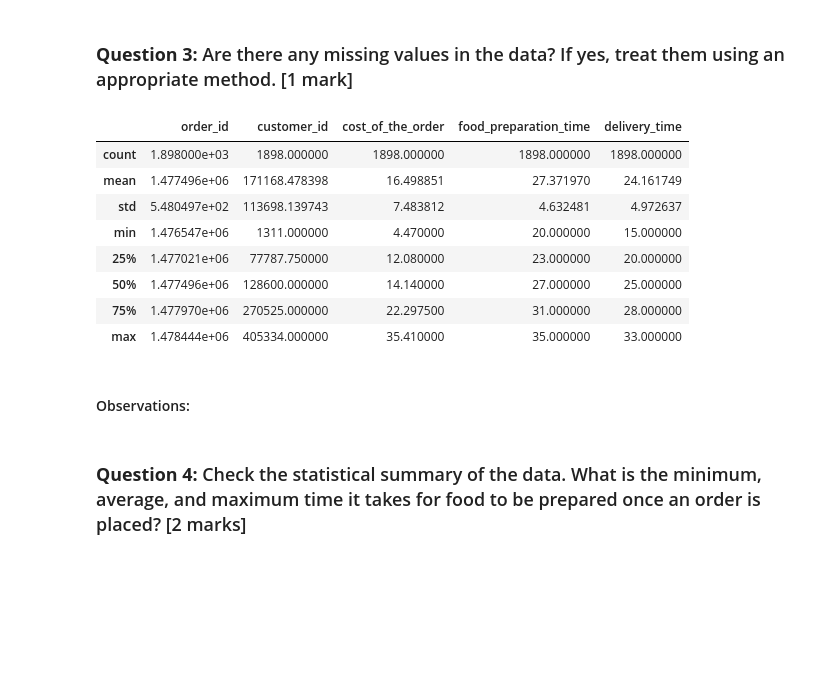
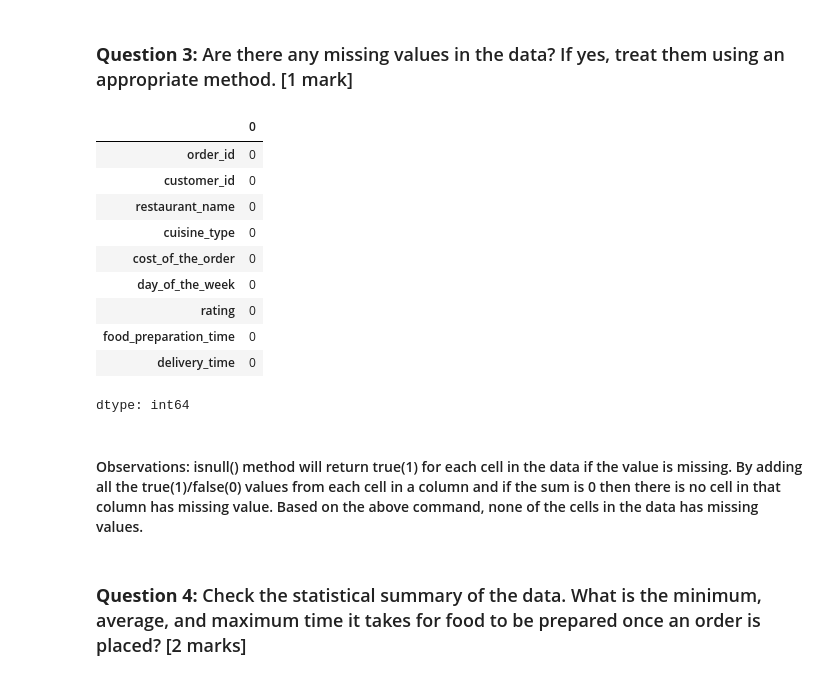
Before and after one commit to braju78/pythonFundamentals, a Jupyter notebook: Week5 PROJECT - Food hub Case Study/Learner_Notebook_Full_Code.ipynb, the cells around one changed output. Drawn from its saved outputs; the diff is of its cells as text; code cells hidden in the pictures; blank space fills up the shorter version.

```diff
--- a/Week5 PROJECT - Food hub Case Study/Learner_Notebook_Full_Code.ipynb
+++ b/Week5 PROJECT - Food hub Case Study/Learner_Notebook_Full_Code.ipynb
@@ -107,19 +107,21 @@ memory usage: 133.6+ KB
 ### **Question 3:** Are there any missing values in the data? If yes, treat them using an appropriate method. [1 mark]
 # %%
 # Write your code here
-df.describe()
+df.isnull().sum()
 # %% [output]
-|  | order_id | customer_id | cost_of_the_order | food_preparation_time | delivery_time |
-| count | 1.898000e+03 | 1898.000000 | 1898.000000 | 1898.000000 | 1898.000000 |
-| mean | 1.477496e+06 | 171168.478398 | 16.498851 | 27.371970 | 24.161749 |
-| std | 5.480497e+02 | 113698.139743 | 7.483812 | 4.632481 | 4.972637 |
-| min | 1.476547e+06 | 1311.000000 | 4.470000 | 20.000000 | 15.000000 |
-| 25% | 1.477021e+06 | 77787.750000 | 12.080000 | 23.000000 | 20.000000 |
-| 50% | 1.477496e+06 | 128600.000000 | 14.140000 | 27.000000 | 25.000000 |
-| 75% | 1.477970e+06 | 270525.000000 | 22.297500 | 31.000000 | 28.000000 |
-| max | 1.478444e+06 | 405334.000000 | 35.410000 | 35.000000 | 33.000000 |
+|  | 0 |
+| order_id | 0 |
+| customer_id | 0 |
+| restaurant_name | 0 |
+| cuisine_type | 0 |
+| cost_of_the_order | 0 |
+| day_of_the_week | 0 |
+| rating | 0 |
+| food_preparation_time | 0 |
+| delivery_time | 0 |
+dtype: int64
-# %% [markdown]
-#### Observations:
+# %% [markdown]
+#### Observations: isnull() method will return true(1) for each cell in the data if the value is missing. By adding all the true(1)/false(0) values from each cell in a column and if the sum is 0 then there is no cell in that column has missing value. Based on the above command, none of the cells in the data has missing values.
 # %% [markdown]
 ### **Question 4:** Check the statistical summary of the data. What is the minimum, average, and maximum time it takes for food to be prepared once an order is placed? [2 marks]
 # %%
```
